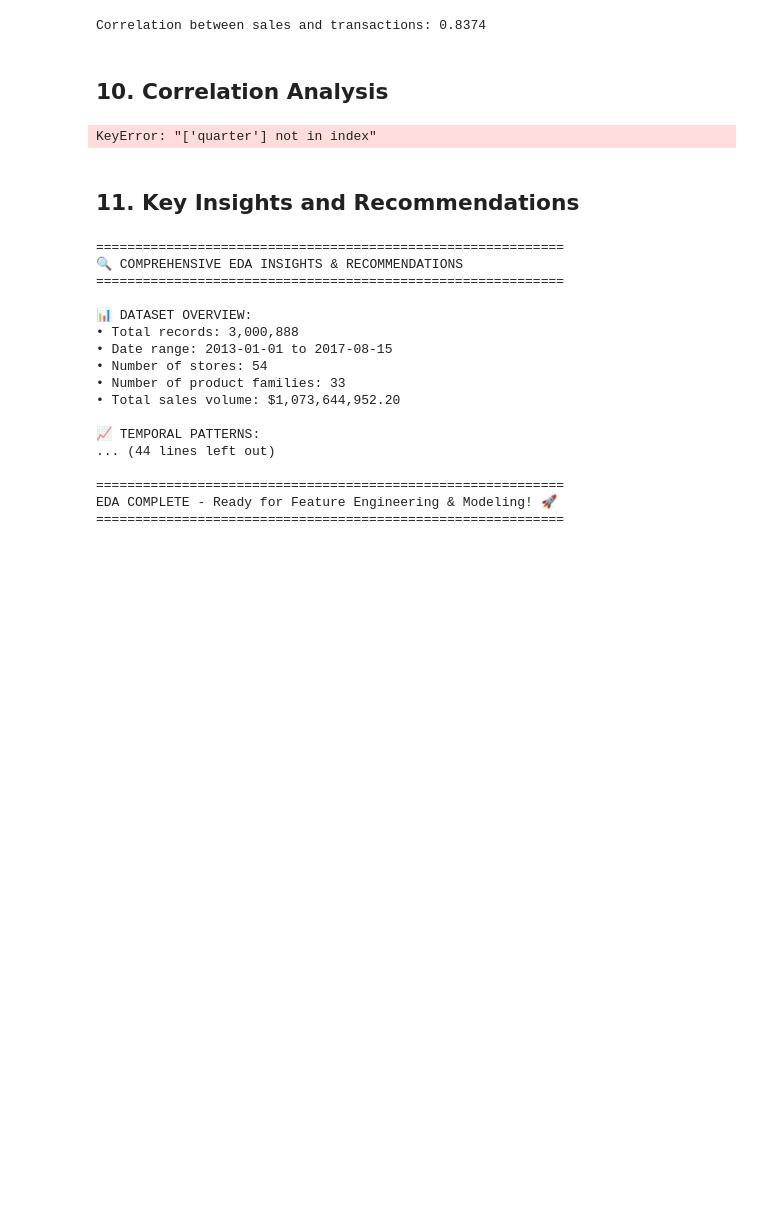
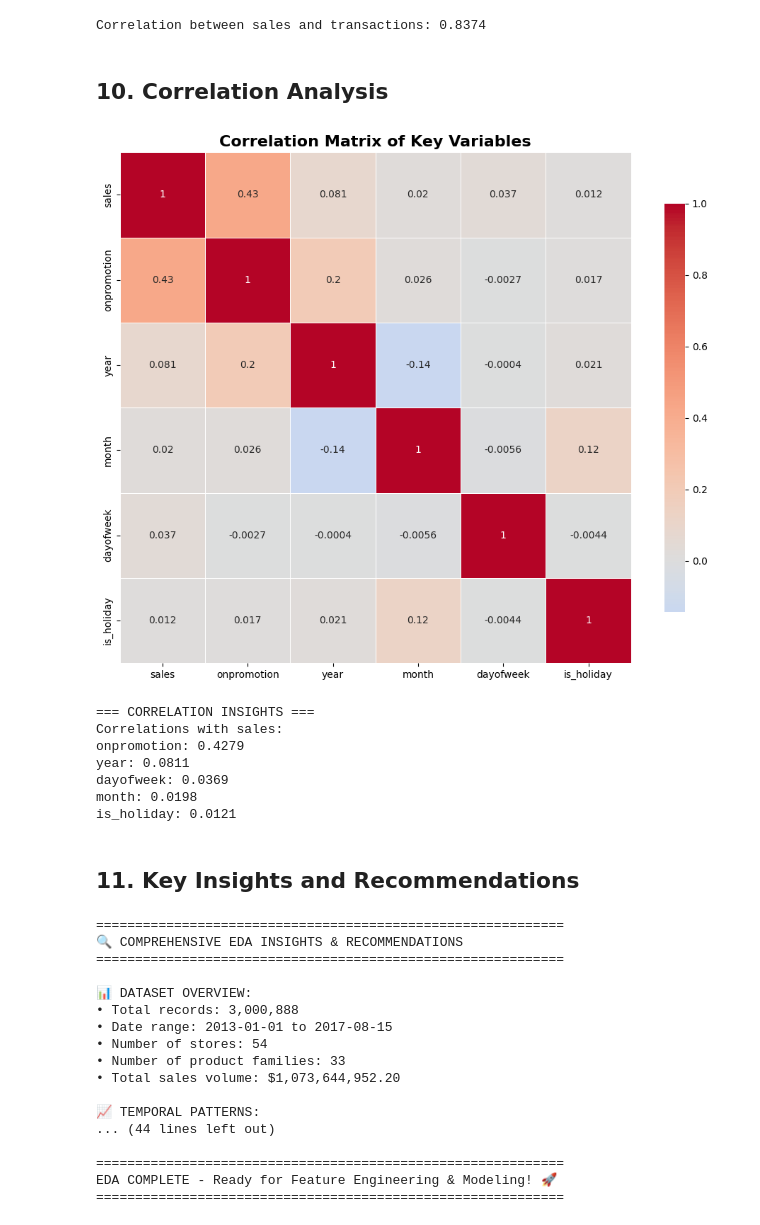
Before and after one commit to fady2001/DS-toolkit, a Jupyter notebook: notebooks/EDA.ipynb, the cells around one changed output. Cells and saved outputs as stored; diff of their text form; code cells hidden in the pictures; blank space fills up the shorter version.

```diff
--- a/notebooks/EDA.ipynb
+++ b/notebooks/EDA.ipynb
@@ -447,27 +447,34 @@ Correlation between sales and transactions: 0.8374
 ## 10. Correlation Analysis
 # %%
 # Create a correlation dataset
-corr_data = train_df[['sales', 'onpromotion', 'year', 'month', 'dayofweek', 'quarter', 'is_holiday']].copy()
+corr_data = train_df[['sales', 'onpromotion', 'year', 'month', 'dayofweek', 'is_holiday']].copy()
 
 # Calculate correlation matrix
 correlation_matrix = corr_data.corr()
 
 # Visualize correlation matrix
 plt.figure(figsize=(10, 8))
 sns.heatmap(correlation_matrix, annot=True, cmap='coolwarm', center=0,
             square=True, linewidths=0.5, cbar_kws={"shrink": .8})
 plt.title('Correlation Matrix of Key Variables', fontsize=16, fontweight='bold')
 plt.tight_layout()
 plt.show()
 
 print("=== CORRELATION INSIGHTS ===")
 sales_correlations = correlation_matrix['sales'].sort_values(ascending=False)
 print("Correlations with sales:")
 for var, corr in sales_correlations.items():
     if var != 'sales':
         print(f"{var}: {corr:.4f}")
 # %% [output]
+[figure, added]
-KeyError: "['quarter'] not in index"
+=== CORRELATION INSIGHTS ===
+Correlations with sales:
+onpromotion: 0.4279
+year: 0.0811
+dayofweek: 0.0369
+month: 0.0198
+is_holiday: 0.0121
 # %% [markdown]
 ## 11. Key Insights and Recommendations
 # %%
```
Also changed, not shown: parts of 1 cell of this notebook, 1 other file.
